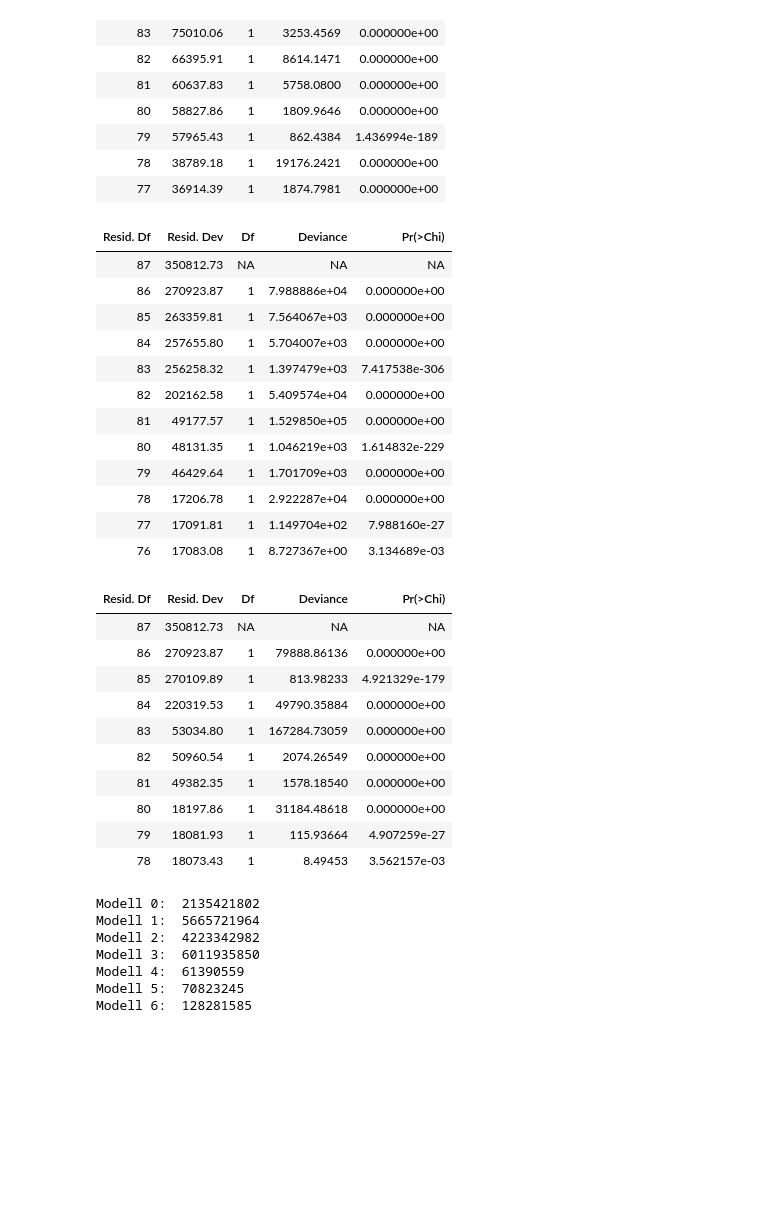
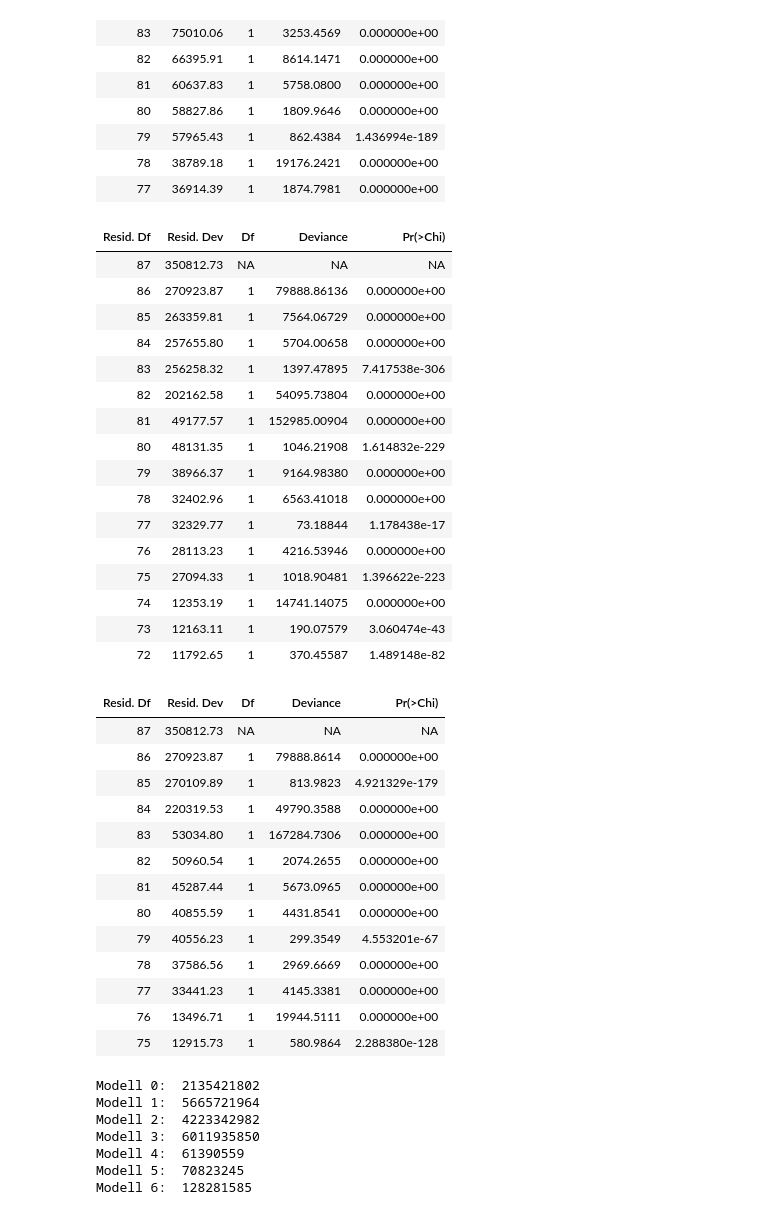
Before and after one commit to HenningAthor/SV_Crimes, a Jupyter notebook: Max/Modelle mit Expertenwissen.ipynb, the cells around one changed output. Cells and saved outputs as stored; diff of their text form; code cells hidden in the pictures; blank space fills up the shorter version.

```diff
--- a/Max/Modelle mit Expertenwissen.ipynb
+++ b/Max/Modelle mit Expertenwissen.ipynb
@@ -122,11 +122,11 @@ crimesglm3 = glm(crimes ~ region + prbarr + polpc + density + taxpc + pctymale +
 
 # m2 aber Einflussgrößen mit spezifischen Zusammenhängen aus Analyse
 # Zusammenhänge auch bei Interaktionen anwenden???????????????
-crimesglm4 = glm(crimes ~ region + I(log(prbarr)) + prbpris + I(prbpris^2) + polpc + I(polpc^2) + I(sqrt(density)) + taxpc + prbarr:I(polpc^2) + area + I(polpc^2):area + I(polpc^2):taxpc, data=crimes, family=poisson(link="log"))
+crimesglm4 = glm(crimes ~ region + I(log(prbarr)) + prbpris + I(prbpris^2) + polpc + I(polpc^2) + I(sqrt(density)) + taxpc + pctymale + I(sqrt(wcon)) + I(sqrt(wser)) + wtrd + I(wtrd^2) + area + polpc:area + area:density, data=crimes, family=poisson(link="log"))
 
 # m3 aber Einflussgrößen mit spezifischen Zusammenhängen aus Analyse
 # Zusammenhänge auch bei Interaktionen anwenden???????????????
-crimesglm5 = glm(crimes ~ region + I(log(prbarr)) + polpc + I(polpc^2) + I(sqrt(density)) + taxpc + prbarr:I(polpc^2) + area + I(polpc^2):area + I(polpc^2):taxpc, data=crimes, family=poisson(link="log"))
+crimesglm5 = glm(crimes ~ region + I(log(prbarr)) + polpc + I(polpc^2) + I(sqrt(density)) + taxpc + pctymale + I(sqrt(wcon)) + I(sqrt(wser)) + wtrd + I(wtrd^2) + polpc:area + area:density, data=crimes, family=poisson(link="log"))
 # %%
 summary(crimesglm0)
 summary(crimesglm1)
@@ -331,34 +331,42 @@ anova(crimesglm3.1, crimesglm3.2, crimesglm3.3, crimesglm3.4, crimesglm3.5, crim
 # %%
 # m2 aber Einflussgrößen mit spezifischen Zusammenhängen aus Analyse
 
 crimesglm4.1 = glm(crimes ~ region, data=crimes, family=poisson(link="log"))
 crimesglm4.2 = glm(crimes ~ region + I(log(prbarr)), data=crimes, family=poisson(link="log"))
 crimesglm4.3 = glm(crimes ~ region + I(log(prbarr)) + prbpris, data=crimes, family=poisson(link="log"))
 crimesglm4.4 = glm(crimes ~ region + I(log(prbarr)) + prbpris + I(prbpris^2), data=crimes, family=poisson(link="log"))
 crimesglm4.5 = glm(crimes ~ region + I(log(prbarr)) + prbpris + I(prbpris^2) + polpc, data=crimes, family=poisson(link="log"))
 crimesglm4.6 = glm(crimes ~ region + I(log(prbarr)) + prbpris + I(prbpris^2) + polpc + I(polpc^2), data=crimes, family=poisson(link="log"))
 crimesglm4.7 = glm(crimes ~ region + I(log(prbarr)) + prbpris + I(prbpris^2) + polpc + I(polpc^2) + I(sqrt(density)), data=crimes, family=poisson(link="log"))
 crimesglm4.8 = glm(crimes ~ region + I(log(prbarr)) + prbpris + I(prbpris^2) + polpc + I(polpc^2) + I(sqrt(density)) + taxpc, data=crimes, family=poisson(link="log"))
-crimesglm4.9 = glm(crimes ~ region + I(log(prbarr)) + prbpris + I(prbpris^2) + polpc + I(polpc^2) + I(sqrt(density)) + taxpc + prbarr:I(polpc^2), data=crimes, family=poisson(link="log"))
-crimesglm4.10 = glm(crimes ~ region + I(log(prbarr)) + prbpris + I(prbpris^2) + polpc + I(polpc^2) + I(sqrt(density)) + taxpc + prbarr:I(polpc^2) + area, data=crimes, family=poisson(link="log"))
-crimesglm4.11 = glm(crimes ~ region + I(log(prbarr)) + prbpris + I(prbpris^2) + polpc + I(polpc^2) + I(sqrt(density)) + taxpc + prbarr:I(polpc^2) + area + I(polpc^2):area, data=crimes, family=poisson(link="log"))
-crimesglm4.12 = glm(crimes ~ region + I(log(prbarr)) + prbpris + I(prbpris^2) + polpc + I(polpc^2) + I(sqrt(density)) + taxpc + prbarr:I(polpc^2) + area + I(polpc^2):area + I(polpc^2):taxpc, data=crimes, family=poisson(link="log"))
+crimesglm4.9 = glm(crimes ~ region + I(log(prbarr)) + prbpris + I(prbpris^2) + polpc + I(polpc^2) + I(sqrt(density)) + taxpc + pctymale, data=crimes, family=poisson(link="log"))
+crimesglm4.10 = glm(crimes ~ region + I(log(prbarr)) + prbpris + I(prbpris^2) + polpc + I(polpc^2) + I(sqrt(density)) + taxpc + pctymale + I(sqrt(wcon)), data=crimes, family=poisson(link="log"))
+crimesglm4.11 = glm(crimes ~ region + I(log(prbarr)) + prbpris + I(prbpris^2) + polpc + I(polpc^2) + I(sqrt(density)) + taxpc + pctymale + I(sqrt(wcon)) + I(sqrt(wser)), data=crimes, family=poisson(link="log"))
+crimesglm4.12 = glm(crimes ~ region + I(log(prbarr)) + prbpris + I(prbpris^2) + polpc + I(polpc^2) + I(sqrt(density)) + taxpc + pctymale + I(sqrt(wcon)) + I(sqrt(wser)) + wtrd, data=crimes, family=poisson(link="log"))
+crimesglm4.13 = glm(crimes ~ region + I(log(prbarr)) + prbpris + I(prbpris^2) + polpc + I(polpc^2) + I(sqrt(density)) + taxpc + pctymale + I(sqrt(wcon)) + I(sqrt(wser)) + wtrd + I(wtrd^2), data=crimes, family=poisson(link="log"))
+crimesglm4.14 = glm(crimes ~ region + I(log(prbarr)) + prbpris + I(prbpris^2) + polpc + I(polpc^2) + I(sqrt(density)) + taxpc + pctymale + I(sqrt(wcon)) + I(sqrt(wser)) + wtrd + I(wtrd^2) + area, data=crimes, family=poisson(link="log"))
+crimesglm4.15 = glm(crimes ~ region + I(log(prbarr)) + prbpris + I(prbpris^2) + polpc + I(polpc^2) + I(sqrt(density)) + taxpc + pctymale + I(sqrt(wcon)) + I(sqrt(wser)) + wtrd + I(wtrd^2) + area + polpc:area, data=crimes, family=poisson(link="log"))
+crimesglm4.16 = glm(crimes ~ region + I(log(prbarr)) + prbpris + I(prbpris^2) + polpc + I(polpc^2) + I(sqrt(density)) + taxpc + pctymale + I(sqrt(wcon)) + I(sqrt(wser)) + wtrd + I(wtrd^2) + area + polpc:area + area:density, data=crimes, family=poisson(link="log"))
 
-anova(crimesglm4.1, crimesglm4.2, crimesglm4.3, crimesglm4.4, crimesglm4.5, crimesglm4.6, crimesglm4.7, crimesglm4.8, crimesglm4.9, crimesglm4.10, crimesglm4.11, crimesglm4.12, test="LRT")
+anova(crimesglm4.1, crimesglm4.2, crimesglm4.3, crimesglm4.4, crimesglm4.5, crimesglm4.6, crimesglm4.7, crimesglm4.8, crimesglm4.9, crimesglm4.10, crimesglm4.11, crimesglm4.12, crimesglm4.13, crimesglm4.14, crimesglm4.15, crimesglm4.16, test="LRT")
 # %% [output]
 | Resid. Df | Resid. Dev | Df | Deviance | Pr(>Chi) |
 | 87 | 350812.73 | NA | NA | NA |
-| 86 | 270923.87 | 1 | 7.988886e+04 | 0.000000e+00 |
-| 85 | 263359.81 | 1 | 7.564067e+03 | 0.000000e+00 |
-| 84 | 257655.80 | 1 | 5.704007e+03 | 0.000000e+00 |
-| 83 | 256258.32 | 1 | 1.397479e+03 | 7.417538e-306 |
-| 82 | 202162.58 | 1 | 5.409574e+04 | 0.000000e+00 |
-| 81 | 49177.57 | 1 | 1.529850e+05 | 0.000000e+00 |
-| 80 | 48131.35 | 1 | 1.046219e+03 | 1.614832e-229 |
-| 79 | 46429.64 | 1 | 1.701709e+03 | 0.000000e+00 |
-| 78 | 17206.78 | 1 | 2.922287e+04 | 0.000000e+00 |
-| 77 | 17091.81 | 1 | 1.149704e+02 | 7.988160e-27 |
-| 76 | 17083.08 | 1 | 8.727367e+00 | 3.134689e-03 |
+| 86 | 270923.87 | 1 | 79888.86136 | 0.000000e+00 |
+| 85 | 263359.81 | 1 | 7564.06729 | 0.000000e+00 |
+| 84 | 257655.80 | 1 | 5704.00658 | 0.000000e+00 |
+| 83 | 256258.32 | 1 | 1397.47895 | 7.417538e-306 |
+| 82 | 202162.58 | 1 | 54095.73804 | 0.000000e+00 |
+| 81 | 49177.57 | 1 | 152985.00904 | 0.000000e+00 |
+| 80 | 48131.35 | 1 | 1046.21908 | 1.614832e-229 |
+| 79 | 38966.37 | 1 | 9164.98380 | 0.000000e+00 |
+| 78 | 32402.96 | 1 | 6563.41018 | 0.000000e+00 |
+| 77 | 32329.77 | 1 | 73.18844 | 1.178438e-17 |
+| 76 | 28113.23 | 1 | 4216.53946 | 0.000000e+00 |
+| 75 | 27094.33 | 1 | 1018.90481 | 1.396622e-223 |
+| 74 | 12353.19 | 1 | 14741.14075 | 0.000000e+00 |
+| 73 | 12163.11 | 1 | 190.07579 | 3.060474e-43 |
+| 72 | 11792.65 | 1 | 370.45587 | 1.489148e-82 |
 # %%
 # m3 aber Einflussgrößen mit spezifischen Zusammenhängen aus Analyse
 
@@ -368,24 +376,30 @@ crimesglm5.3 = glm(crimes ~ region + I(log(prbarr)) + polpc, data=crimes, family
 crimesglm5.4 = glm(crimes ~ region + I(log(prbarr)) + polpc + I(polpc^2), data=crimes, family=poisson(link="log"))
 crimesglm5.5 = glm(crimes ~ region + I(log(prbarr)) + polpc + I(polpc^2) + I(sqrt(density)), data=crimes, family=poisson(link="log"))
 crimesglm5.6 = glm(crimes ~ region + I(log(prbarr)) + polpc + I(polpc^2) + I(sqrt(density)) + taxpc, data=crimes, family=poisson(link="log"))
-crimesglm5.7 = glm(crimes ~ region + I(log(prbarr)) + polpc + I(polpc^2) + I(sqrt(density)) + taxpc + prbarr:I(polpc^2), data=crimes, family=poisson(link="log"))
-crimesglm5.8 = glm(crimes ~ region + I(log(prbarr)) + polpc + I(polpc^2) + I(sqrt(density)) + taxpc + prbarr:I(polpc^2) + area, data=crimes, family=poisson(link="log"))
-crimesglm5.9 = glm(crimes ~ region + I(log(prbarr)) + polpc + I(polpc^2) + I(sqrt(density)) + taxpc + prbarr:I(polpc^2) + area + I(polpc^2):area, data=crimes, family=poisson(link="log"))
-crimesglm5.10 = glm(crimes ~ region + I(log(prbarr)) + polpc + I(polpc^2) + I(sqrt(density)) + taxpc + prbarr:I(polpc^2) + area + I(polpc^2):area + I(polpc^2):taxpc, data=crimes, family=poisson(link="log"))
+crimesglm5.7 = glm(crimes ~ region + I(log(prbarr)) + polpc + I(polpc^2) + I(sqrt(density)) + taxpc + pctymale, data=crimes, family=poisson(link="log"))
+crimesglm5.8 = glm(crimes ~ region + I(log(prbarr)) + polpc + I(polpc^2) + I(sqrt(density)) + taxpc + pctymale + I(sqrt(wcon)), data=crimes, family=poisson(link="log"))
+crimesglm5.9 = glm(crimes ~ region + I(log(prbarr)) + polpc + I(polpc^2) + I(sqrt(density)) + taxpc + pctymale + I(sqrt(wcon)) + I(sqrt(wser)), data=crimes, family=poisson(link="log"))
+crimesglm5.10 = glm(crimes ~ region + I(log(prbarr)) + polpc + I(polpc^2) + I(sqrt(density)) + taxpc + pctymale + I(sqrt(wcon)) + I(sqrt(wser)) + wtrd, data=crimes, family=poisson(link="log"))
+crimesglm5.11 = glm(crimes ~ region + I(log(prbarr)) + polpc + I(polpc^2) + I(sqrt(density)) + taxpc + pctymale + I(sqrt(wcon)) + I(sqrt(wser)) + wtrd + I(wtrd^2), data=crimes, family=poisson(link="log"))
+crimesglm5.12 = glm(crimes ~ region + I(log(prbarr)) + polpc + I(polpc^2) + I(sqrt(density)) + taxpc + pctymale + I(sqrt(wcon)) + I(sqrt(wser)) + wtrd + I(wtrd^2) + polpc:area, data=crimes, family=poisson(link="log"))
+crimesglm5.13 = glm(crimes ~ region + I(log(prbarr)) + polpc + I(polpc^2) + I(sqrt(density)) + taxpc + pctymale + I(sqrt(wcon)) + I(sqrt(wser)) + wtrd + I(wtrd^2) + polpc:area + area:density, data=crimes, family=poisson(link="log"))
 
-anova(crimesglm5.1, crimesglm5.2, crimesglm5.3, crimesglm5.4, crimesglm5.5, crimesglm5.6, crimesglm5.7, crimesglm5.8, crimesglm5.9, crimesglm5.10, test="LRT")
+anova(crimesglm5.1, crimesglm5.2, crimesglm5.3, crimesglm5.4, crimesglm5.5, crimesglm5.6, crimesglm5.7, crimesglm5.8, crimesglm5.9, crimesglm5.10, crimesglm5.11, crimesglm5.12, crimesglm5.13, test="LRT")
 # %% [output]
 | Resid. Df | Resid. Dev | Df | Deviance | Pr(>Chi) |
 | 87 | 350812.73 | NA | NA | NA |
-| 86 | 270923.87 | 1 | 79888.86136 | 0.000000e+00 |
-| 85 | 270109.89 | 1 | 813.98233 | 4.921329e-179 |
-| 84 | 220319.53 | 1 | 49790.35884 | 0.000000e+00 |
-| 83 | 53034.80 | 1 | 167284.73059 | 0.000000e+00 |
-| 82 | 50960.54 | 1 | 2074.26549 | 0.000000e+00 |
-| 81 | 49382.35 | 1 | 1578.18540 | 0.000000e+00 |
-| 80 | 18197.86 | 1 | 31184.48618 | 0.000000e+00 |
-| 79 | 18081.93 | 1 | 115.93664 | 4.907259e-27 |
-| 78 | 18073.43 | 1 | 8.49453 | 3.562157e-03 |
+| 86 | 270923.87 | 1 | 79888.8614 | 0.000000e+00 |
+| 85 | 270109.89 | 1 | 813.9823 | 4.921329e-179 |
+| 84 | 220319.53 | 1 | 49790.3588 | 0.000000e+00 |
+| 83 | 53034.80 | 1 | 167284.7306 | 0.000000e+00 |
+| 82 | 50960.54 | 1 | 2074.2655 | 0.000000e+00 |
+| 81 | 45287.44 | 1 | 5673.0965 | 0.000000e+00 |
+| 80 | 40855.59 | 1 | 4431.8541 | 0.000000e+00 |
+| 79 | 40556.23 | 1 | 299.3549 | 4.553201e-67 |
+| 78 | 37586.56 | 1 | 2969.6669 | 0.000000e+00 |
+| 77 | 33441.23 | 1 | 4145.3381 | 0.000000e+00 |
+| 76 | 13496.71 | 1 | 19944.5111 | 0.000000e+00 |
+| 75 | 12915.73 | 1 | 580.9864 | 2.288380e-128 |
 # %%
 set.seed(1)
 index = rep(1:10, length.out=90)
```
Also changed, not shown: 2 other files.
